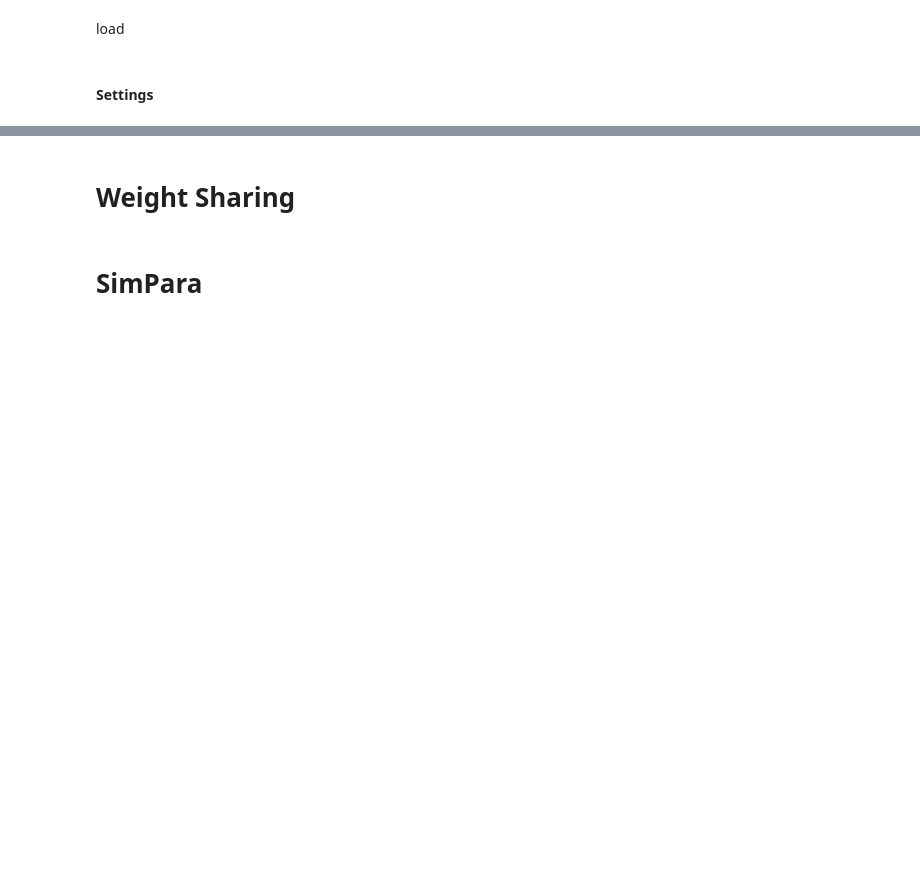
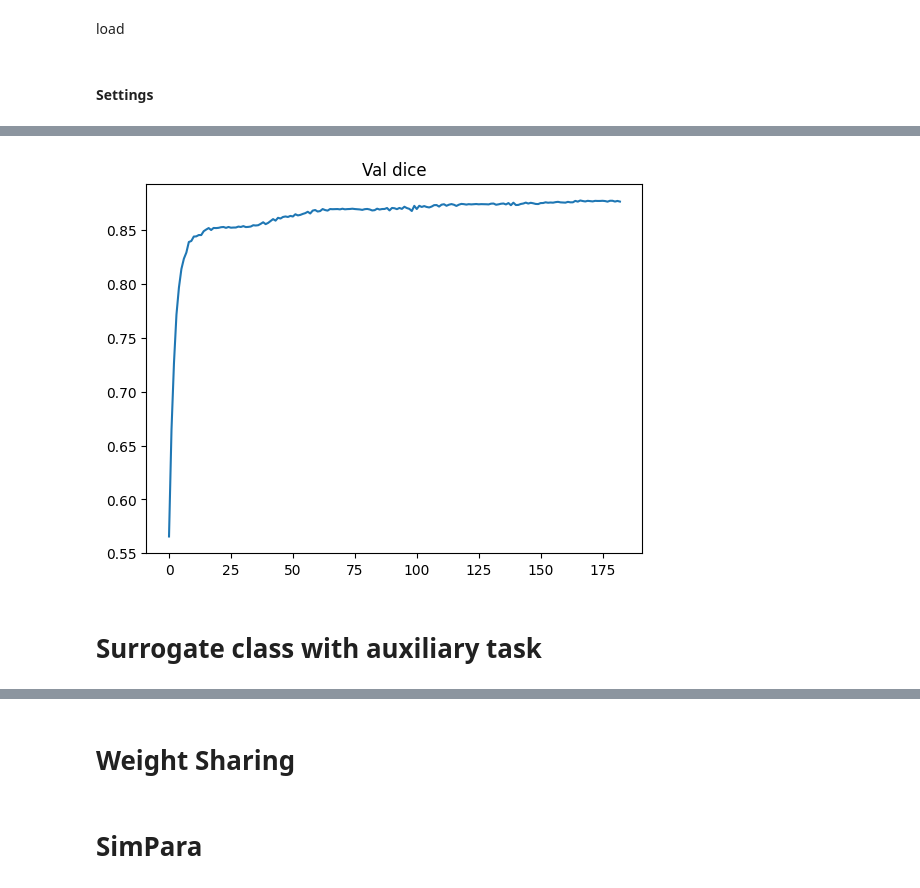
Before and after one commit to superbunny38/DeepLearning, a Jupyter notebook: SupplementaryMaterials/Weight Transfer From Classification To Segmentation.ipynb, the cells around one changed output, grey strips where cells are left out. Drawn from its saved outputs; the diff is of its cells as text; code cells hidden in the pictures; blank space fills up the shorter version.

```diff
--- a/SupplementaryMaterials/Weight Transfer From Classification To Segmentation.ipynb
+++ b/SupplementaryMaterials/Weight Transfer From Classification To Segmentation.ipynb
@@ -836,0 +878,8 @@ tensor([1, 2, 3], dtype=torch.uint8)
+# %%
+plt.title("Val dice")
+plt.plot(save_val_dice)
+plt.show()
+# %% [output]
+[figure, added]
+# %% [markdown]
+# Surrogate class with auxiliary task
```
Also changed, not shown: parts of 32 cells of this notebook.
